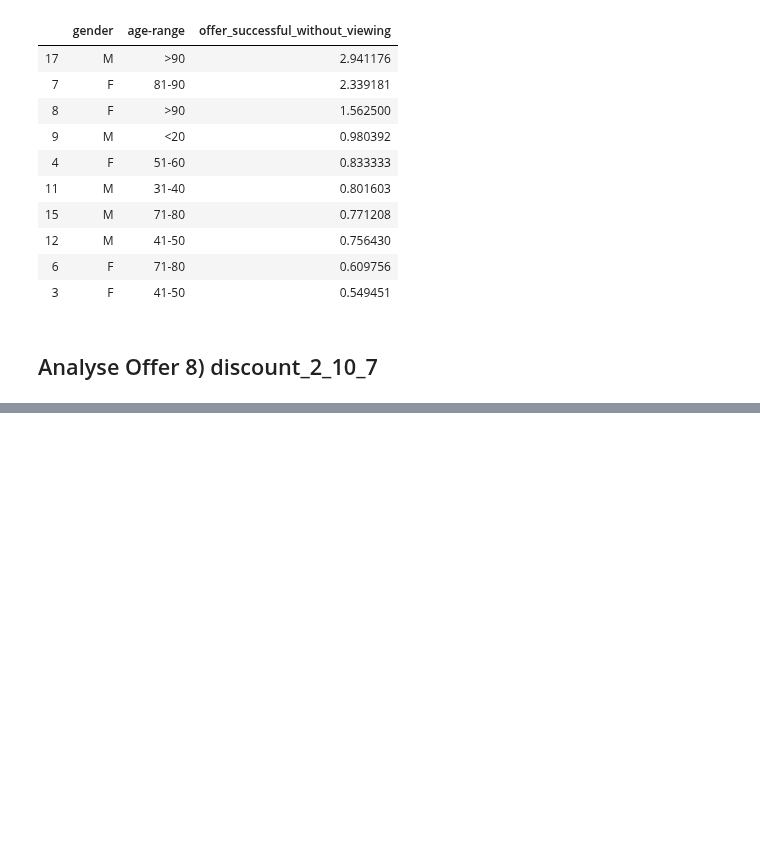
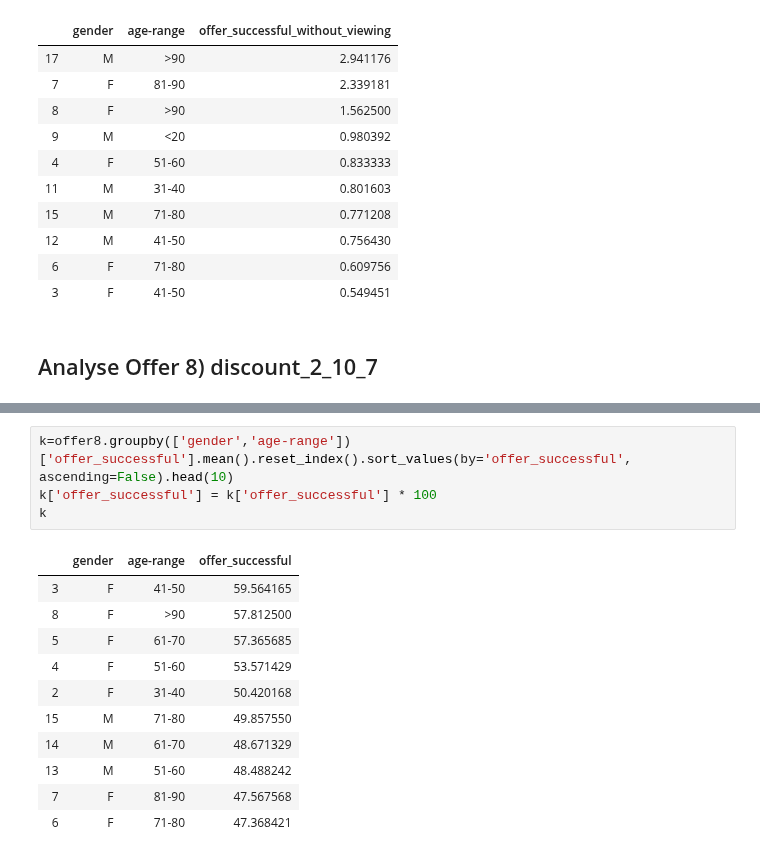
Before and after one commit to amitborkar98/Starbucks-capstone, a Jupyter notebook: Starbucks_Capstone_notebook.ipynb, the cells around one changed output, grey strips where cells are left out. Cells and saved outputs as stored; diff of their text form; blank space fills up the shorter version.

```diff
--- a/Starbucks_Capstone_notebook.ipynb
+++ b/Starbucks_Capstone_notebook.ipynb
@@ -1059,0 +1072,16 @@ k
+# %%
+k=offer8.groupby(['gender','age-range'])['offer_successful'].mean().reset_index().sort_values(by='offer_successful', ascending=False).head(10)
+k['offer_successful'] = k['offer_successful'] * 100
+k
+# %% [output]
+|  | gender | age-range | offer_successful |
+| 3 | F | 41-50 | 59.564165 |
+| 8 | F | >90 | 57.812500 |
+| 5 | F | 61-70 | 57.365685 |
+| 4 | F | 51-60 | 53.571429 |
+| 2 | F | 31-40 | 50.420168 |
+| 15 | M | 71-80 | 49.857550 |
+| 14 | M | 61-70 | 48.671329 |
+| 13 | M | 51-60 | 48.488242 |
+| 7 | F | 81-90 | 47.567568 |
+| 6 | F | 71-80 | 47.368421 |
```
Also changed, not shown: parts of 4 cells of this notebook.
